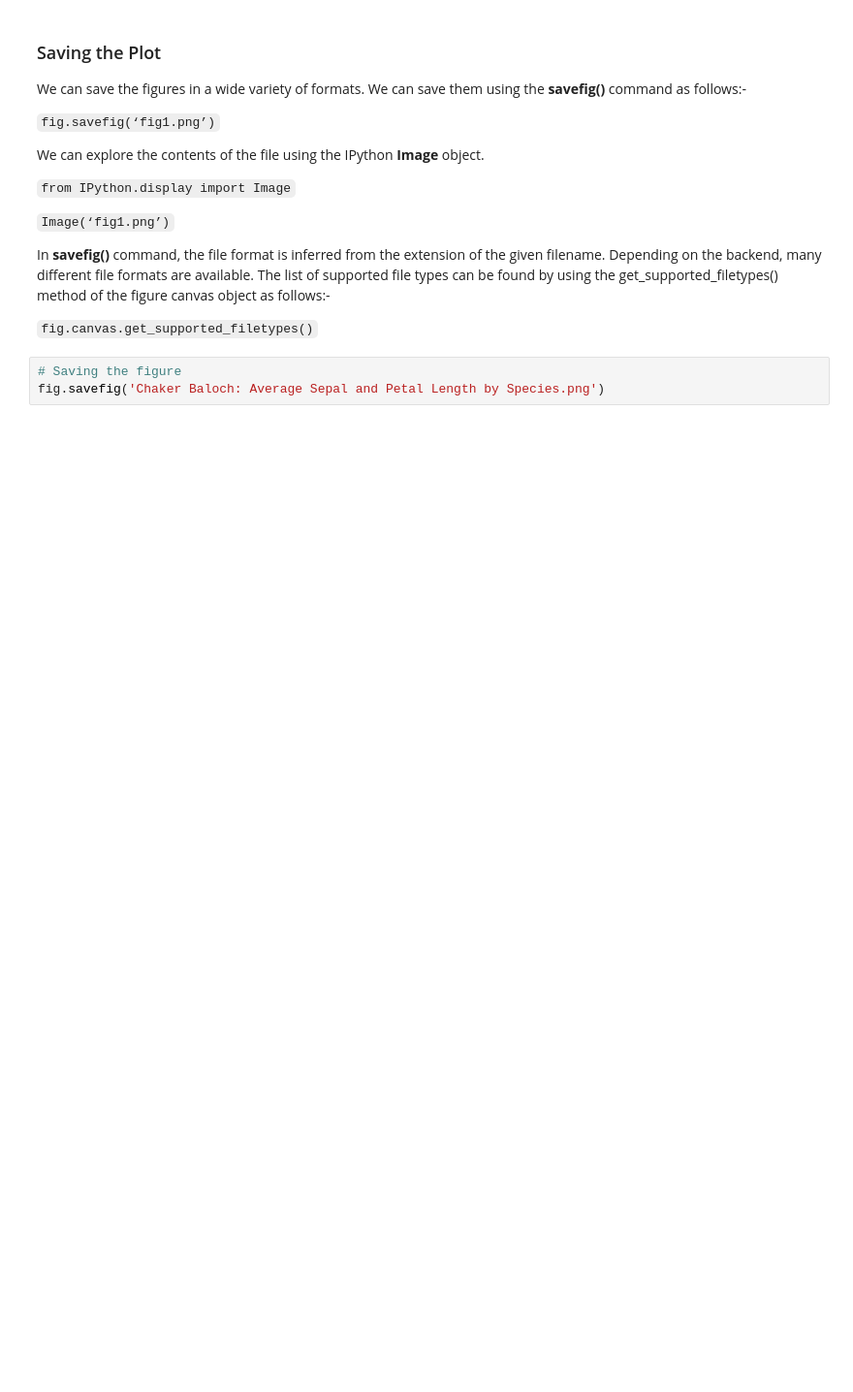
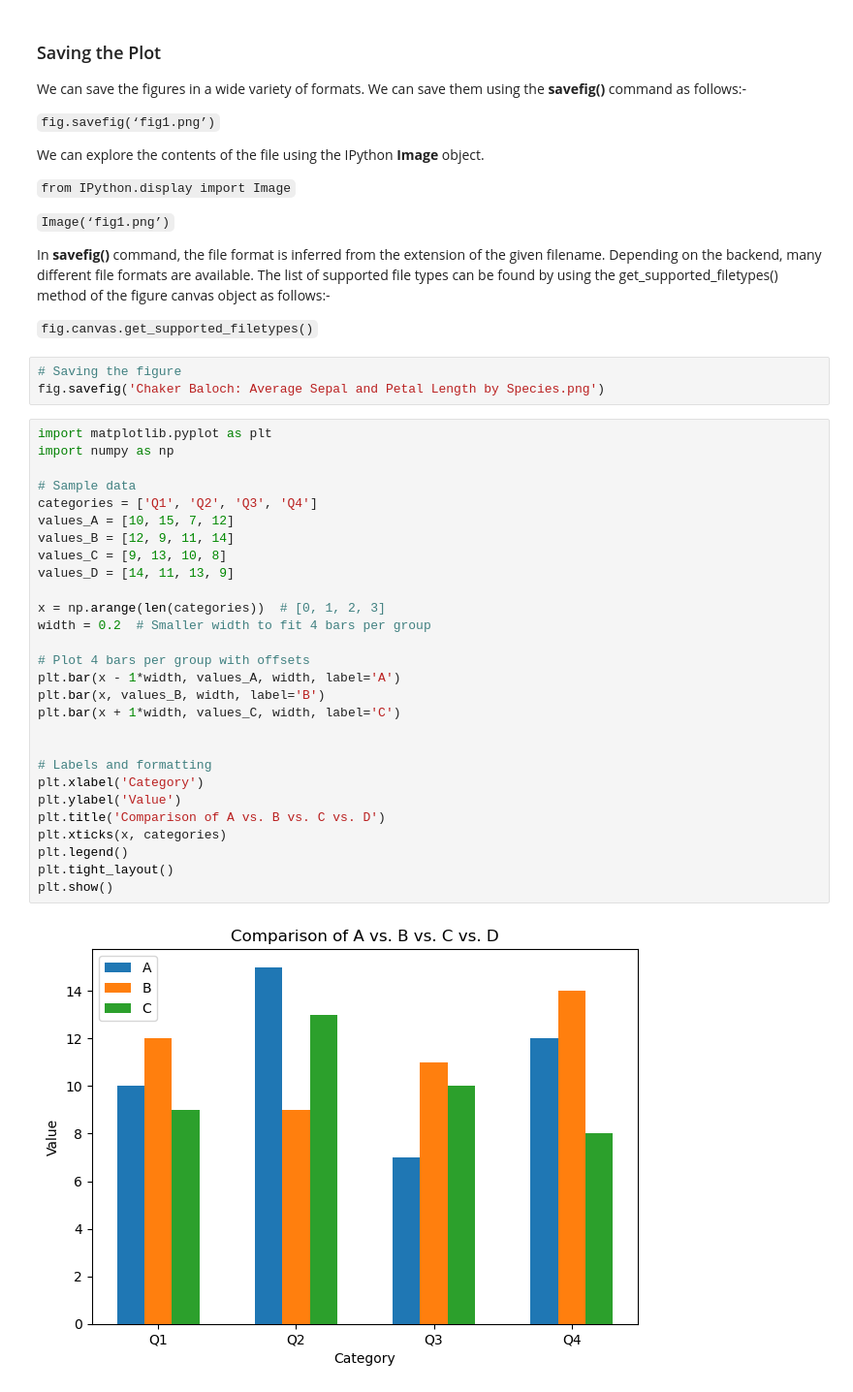
Before and after one commit to ChakerBaloch/IntroJupyter, a Jupyter notebook: Week2-Demo.ipynb, the cells around one changed output. Shown at 97% size. Cells and saved outputs as stored; diff of their text form; blank space fills up the shorter version.

```diff
--- a/Week2-Demo.ipynb
+++ b/Week2-Demo.ipynb
@@ -606,3 +624,33 @@ many different file formats are available. The list of supported file types can
 # %%
 # Saving the figure
 fig.savefig('Chaker Baloch: Average Sepal and Petal Length by Species.png')
+# %%
+import matplotlib.pyplot as plt
+import numpy as np
+
+# Sample data
+categories = ['Q1', 'Q2', 'Q3', 'Q4']
+values_A = [10, 15, 7, 12]
+values_B = [12, 9, 11, 14]
+values_C = [9, 13, 10, 8]
+values_D = [14, 11, 13, 9]
+
+x = np.arange(len(categories))  # [0, 1, 2, 3]
+width = 0.2  # Smaller width to fit 4 bars per group
+
+# Plot 4 bars per group with offsets
+plt.bar(x - 1*width, values_A, width, label='A')
+plt.bar(x, values_B, width, label='B')
+plt.bar(x + 1*width, values_C, width, label='C')
+
+
+# Labels and formatting
+plt.xlabel('Category')
+plt.ylabel('Value')
+plt.title('Comparison of A vs. B vs. C vs. D')
+plt.xticks(x, categories)
+plt.legend()
+plt.tight_layout()
+plt.show()
+# %% [output]
+[figure, added]
```
Also changed, not shown: parts of 3 cells of this notebook, 28 other files.
